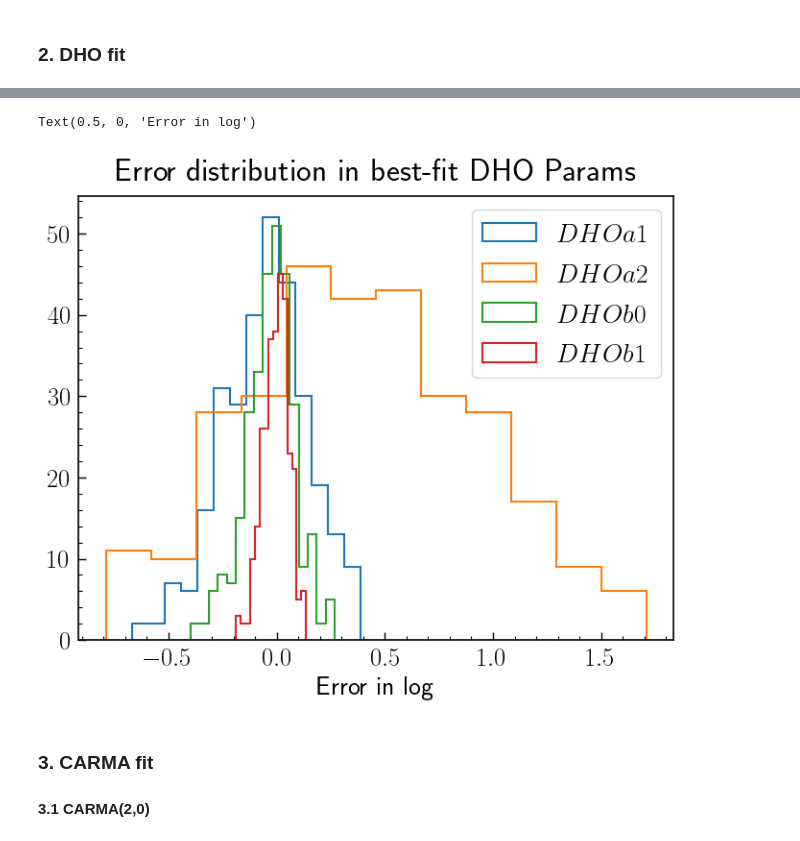
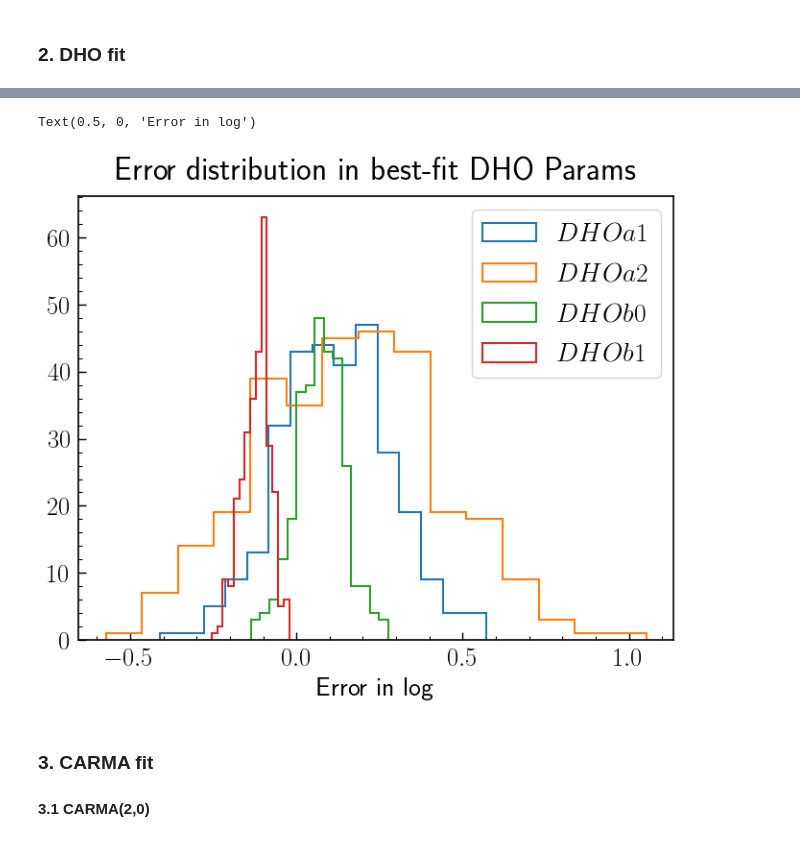
Before and after one commit to legolason/EzTao, a Jupyter notebook: dev/lc/LC_fit_functions.ipynb, the cells around one changed output, grey strips where cells are left out. Saved outputs shown, nothing was run; the diff lists cells and outputs as text; code cells hidden in the pictures.

```diff
--- a/dev/lc/LC_fit_functions.ipynb
+++ b/dev/lc/LC_fit_functions.ipynb
@@ -89,30 +86,32 @@ Text(0.5, 0, 'Error in log')
 # %%
 nLC = 300
-dho1 = CARMA_term(np.log([0.06, 0.0001]), np.log([0.0046724, 0.0156982]))
-t, y, yerr = gpSimRand(dho1, 50, 365 * 10.0, 1000, nLC=nLC, season=False)
+dho2 = CARMA_term(np.log([0.03939692, 0.00027941]), np.log([0.0046724, 0.0156982]))
+t2, y2, yerr2 = gpSimRand(dho2, 200, 365 * 10.0, 1000, nLC=nLC, season=False)
 # %%
 # fit
 # dask_ls = []
 # for i in range(nLC):
 #     dask_ls.append(delayed(dho_fit)(t[i], y[i], yerr[i]))
 
-best_fit_dho = np.array(Parallel(n_jobs=-1)(delayed(carma_fit)(t[i], y[i], yerr[i], 2, 1) for i in range(len(t))))
+best_fit_dho2 = np.array(Parallel(n_jobs=-1)(delayed(carma_fit)(t2[i], y2[i], yerr2[i], 2, 1) for i in range(len(t2))))
 # %%
 # plot
-_ = plt.hist(np.log(best_fit_dho[:,0]) - dho1.parameter_vector[0],
+_ = plt.hist(np.log(best_fit_dho2[:,0]) - dho2.parameter_vector[0],
     bins='fd', histtype='step', linewidth=1.5, label="$DHO a1$")
-_ = plt.hist((np.log(best_fit_dho[:,1]) - dho1.parameter_vector[1]),
+_ = plt.hist((np.log(best_fit_dho2[:,1]) - dho2.parameter_vector[1]),
     bins='fd', histtype='step', linewidth=1.5, label="$DHO a2$")
-_ = plt.hist(np.log(best_fit_dho[:,2]) - dho1.parameter_vector[2],
+_ = plt.hist(np.log(best_fit_dho2[:,2]) - dho2.parameter_vector[2],
     bins='fd', histtype='step', linewidth=1.5, label="$DHO b0$")
-_ = plt.hist((np.log(best_fit_dho[:,3]) - dho1.parameter_vector[3]),
+_ = plt.hist((np.log(best_fit_dho2[:,3]) - dho2.parameter_vector[3]),
     bins='fd', histtype='step', linewidth=1.5, label="$DHO b1$")
 plt.title('Error distribution in best-fit DHO Params')
 plt.legend(fontsize=20)
 plt.xlabel('Error in log')
+
+# plt.xlim(-1, 1)
 # %% [output]
 Text(0.5, 0, 'Error in log')
-[figure, old version]
+[figure, new version]
 # %% [markdown]
 ### 3. CARMA fit
 #### 3.1 CARMA(2,0)
```
Also changed, not shown: parts of 14 cells of this notebook.
